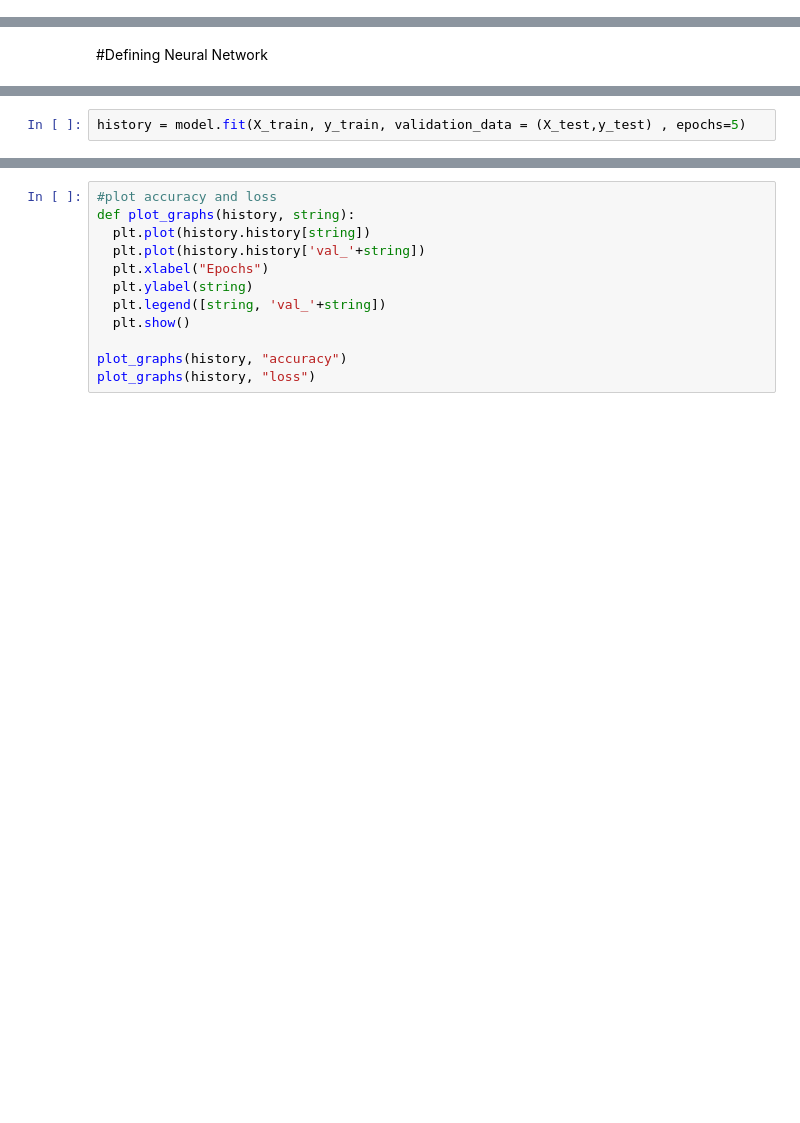
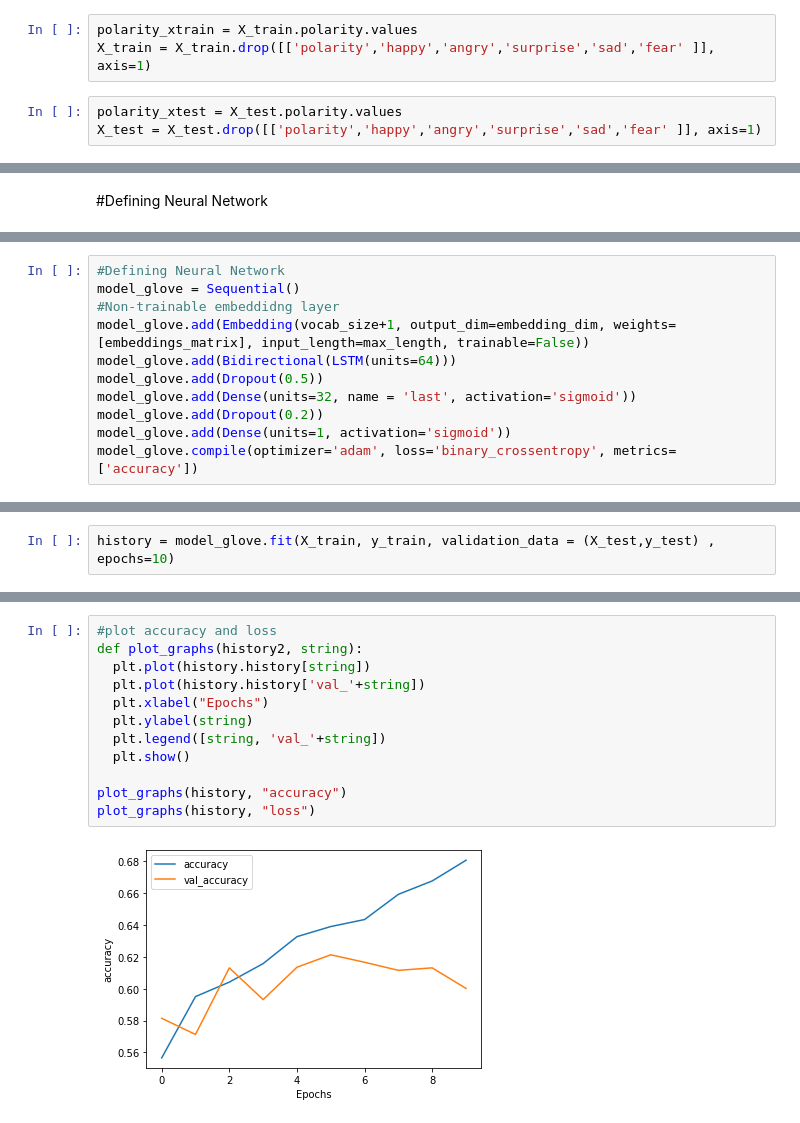
Before and after one commit to vasvarym/FakeNewsProject, a Jupyter notebook: liardatasetsentiment.ipynb, the cells around one changed output, grey strips where cells are left out. Drawn from its saved outputs; the diff is of its cells as text; blank space fills up the shorter version.

```diff
--- a/liardatasetsentiment.ipynb
+++ b/liardatasetsentiment.ipynb
@@ -553,0 +684,6 @@ X_train,X_test,y_train,y_test = train_test_split(df_lstm,y,test_size=0.20,random
+# %%
+polarity_xtrain = X_train.polarity.values
+X_train = X_train.drop([['polarity','happy','angry','surprise','sad','fear' ]], axis=1)
+# %%
+polarity_xtest = X_test.polarity.values
+X_test = X_test.drop([['polarity','happy','angry','surprise','sad','fear' ]], axis=1)
@@ -564 +705,12 @@ model.compile(optimizer='adam', loss='binary_crossentropy', metrics=['accuracy']
+# %%
+#Defining Neural Network
+model_glove = Sequential()
+#Non-trainable embeddidng layer
+model_glove.add(Embedding(vocab_size+1, output_dim=embedding_dim, weights=[embeddings_matrix], input_length=max_length, trainable=False))
+model_glove.add(Bidirectional(LSTM(units=64)))
+model_glove.add(Dropout(0.5))
+model_glove.add(Dense(units=32, name = 'last', activation='sigmoid'))
+model_glove.add(Dropout(0.2))
+model_glove.add(Dense(units=1, activation='sigmoid'))
+model_glove.compile(optimizer='adam', loss='binary_crossentropy', metrics=['accuracy'])
 # %%
@@ -566,2 +739,2 @@ model.summary()
 # %%
-history = model.fit(X_train, y_train, validation_data = (X_test,y_test) , epochs=5)
+history = model_glove.fit(X_train, y_train, validation_data = (X_test,y_test) , epochs=10)
@@ -572,12 +848,14 @@ print(classification_report(y_test, y_pred_glove, zero_division = 1))
 # %%
 #plot accuracy and loss
-def plot_graphs(history, string):
+def plot_graphs(history2, string):
   plt.plot(history.history[string])
   plt.plot(history.history['val_'+string])
   plt.xlabel("Epochs")
   plt.ylabel(string)
   plt.legend([string, 'val_'+string])
   plt.show()
 
 plot_graphs(history, "accuracy")
 plot_graphs(history, "loss")
+# %% [output]
+[figure, added]
```
Also changed, not shown: parts of 74 cells of this notebook.
